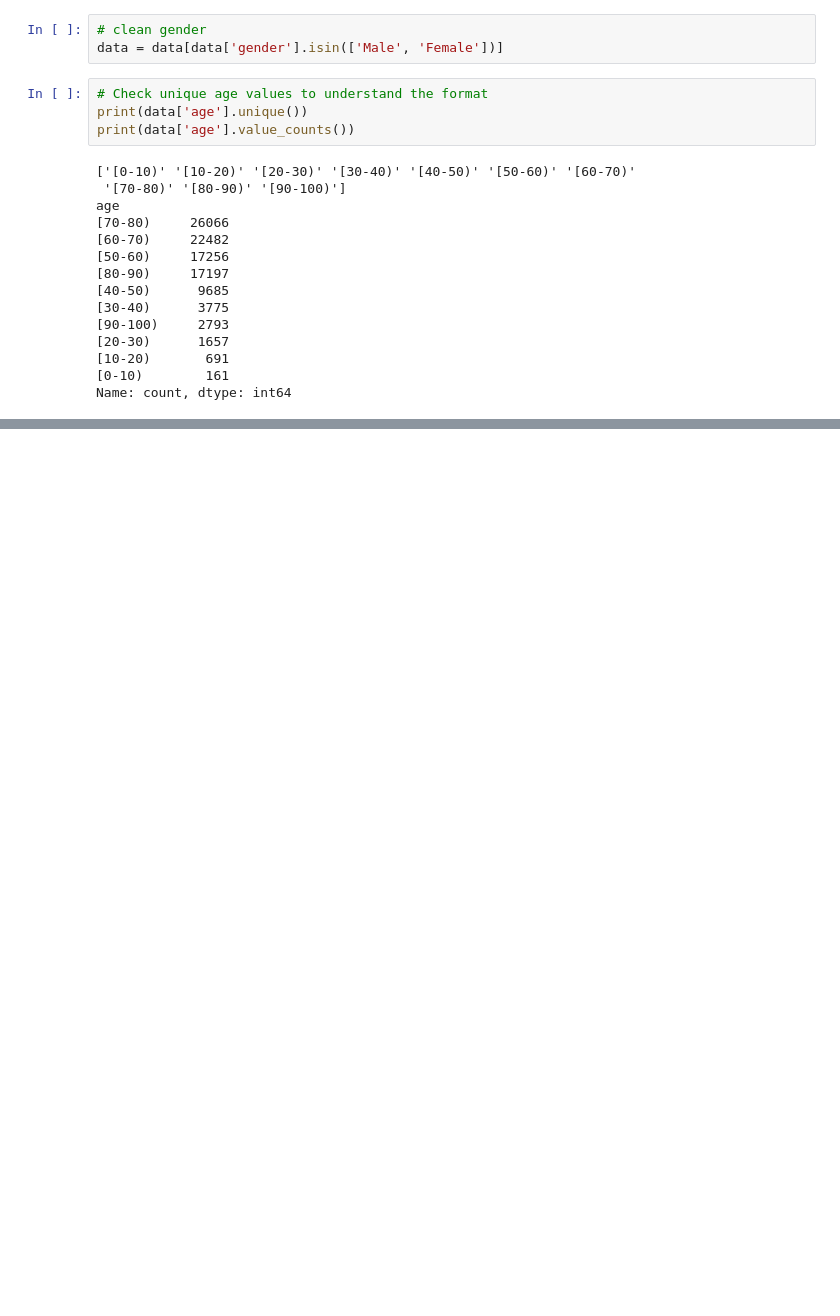
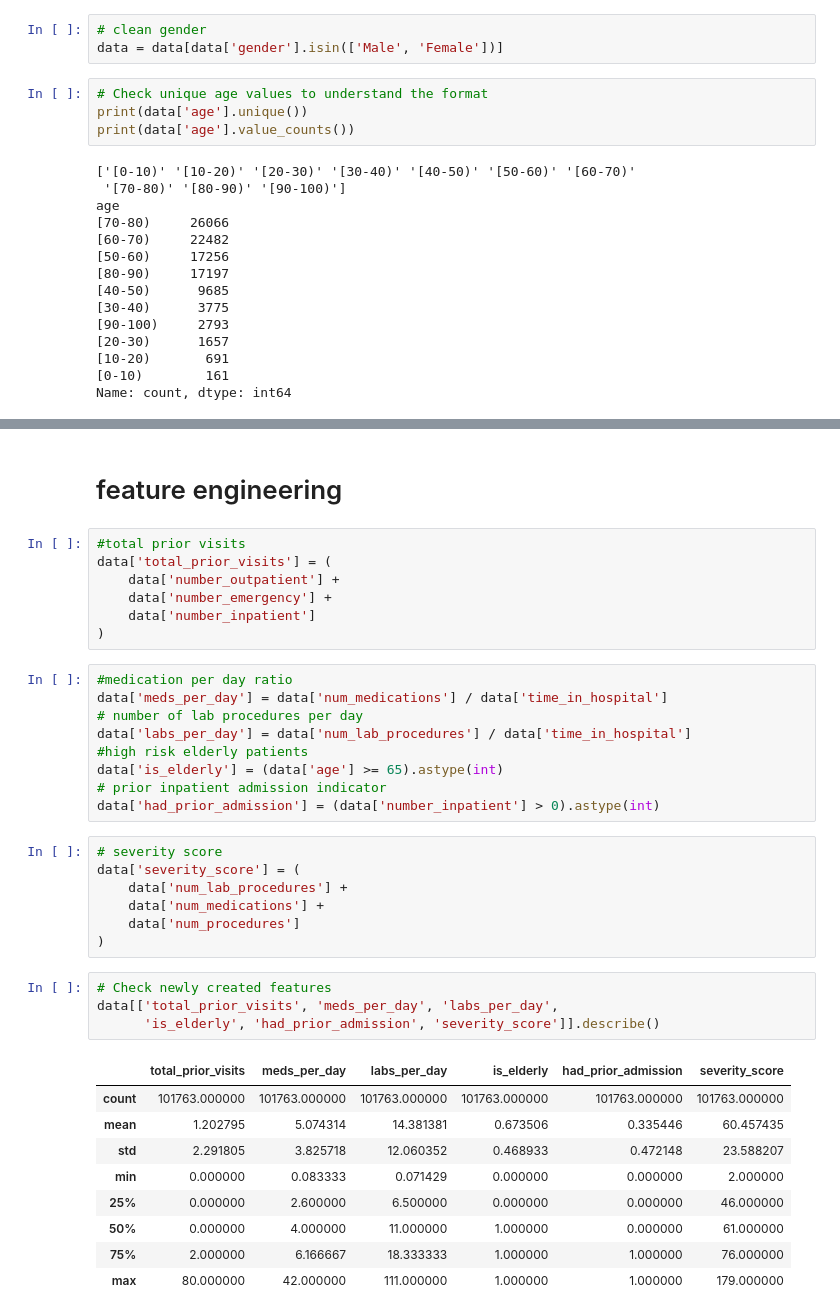
Before and after one commit to onchonga-programmer/patients-readmission, a Jupyter notebook: patient_readmission_cdss/notebooks/1_eda.ipynb, the cells around one changed output, grey strips where cells are left out. Saved outputs shown, nothing was run; the diff lists cells and outputs as text; blank space fills up the shorter version.

Commit message:
feature engineering

```diff
--- a/patient_readmission_cdss/notebooks/1_eda.ipynb
+++ b/patient_readmission_cdss/notebooks/1_eda.ipynb
@@ -334,0 +389,39 @@ data['age'].nunique()
+# %% [markdown]
+#   feature engineering
+# %%
+#total prior visits
+data['total_prior_visits'] = (
+    data['number_outpatient'] +
+    data['number_emergency'] +
+    data['number_inpatient']
+)
+# %%
+#medication per day ratio
+data['meds_per_day'] = data['num_medications'] / data['time_in_hospital']
+# number of lab procedures per day
+data['labs_per_day'] = data['num_lab_procedures'] / data['time_in_hospital']
+#high risk elderly patients
+data['is_elderly'] = (data['age'] >= 65).astype(int)
+# prior inpatient admission indicator
+data['had_prior_admission'] = (data['number_inpatient'] > 0).astype(int)
+# %%
+# severity score
+data['severity_score'] = (
+    data['num_lab_procedures'] +
+    data['num_medications'] +
+    data['num_procedures']
+)
+# %%
+# Check newly created features
+data[['total_prior_visits', 'meds_per_day', 'labs_per_day',
+      'is_elderly', 'had_prior_admission', 'severity_score']].describe()
+# %% [output]
+|  | total_prior_visits | meds_per_day | labs_per_day | is_elderly | had_prior_admission | severity_score |
+| count | 101763.000000 | 101763.000000 | 101763.000000 | 101763.000000 | 101763.000000 | 101763.000000 |
+| mean | 1.202795 | 5.074314 | 14.381381 | 0.673506 | 0.335446 | 60.457435 |
+| std | 2.291805 | 3.825718 | 12.060352 | 0.468933 | 0.472148 | 23.588207 |
+| min | 0.000000 | 0.083333 | 0.071429 | 0.000000 | 0.000000 | 2.000000 |
+| 25% | 0.000000 | 2.600000 | 6.500000 | 0.000000 | 0.000000 | 46.000000 |
+| 50% | 0.000000 | 4.000000 | 11.000000 | 1.000000 | 0.000000 | 61.000000 |
+| 75% | 2.000000 | 6.166667 | 18.333333 | 1.000000 | 1.000000 | 76.000000 |
+| max | 80.000000 | 42.000000 | 111.000000 | 1.000000 | 1.000000 | 179.000000 |
```
Also changed, not shown: parts of 7 cells of this notebook.
